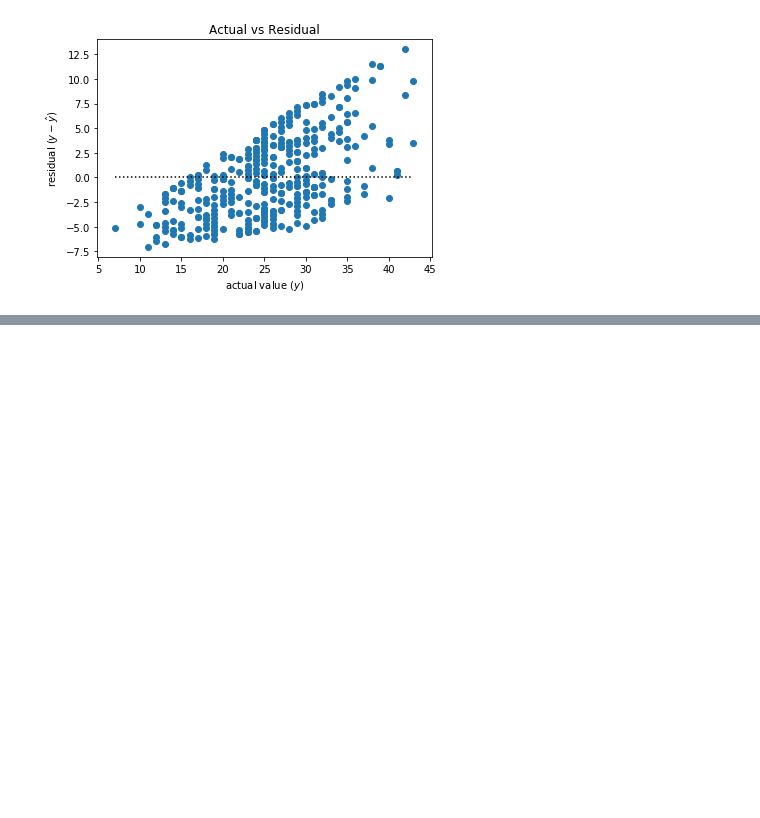
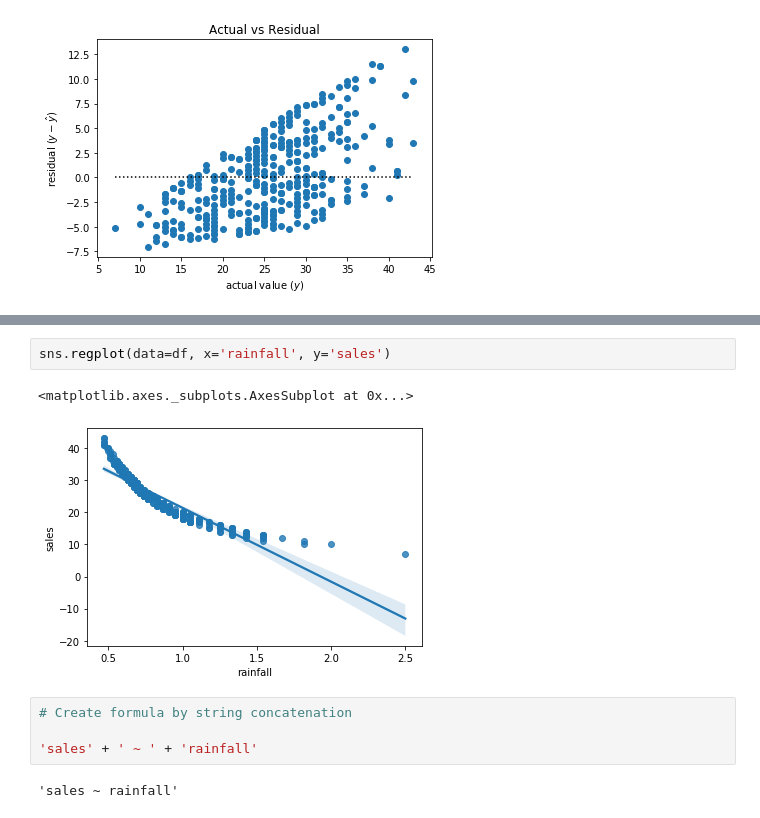
Before and after one commit to Yongliang-Shi/regression-exercises, a Jupyter notebook: evaluate.ipynb, the cells around one changed output, grey strips where cells are left out. Cells and saved outputs as stored; diff of their text form; blank space fills up the shorter version.

Commit message:
evaluate feature rainfall

```diff
--- a/evaluate.ipynb
+++ b/evaluate.ipynb
@@ -188,0 +202,11 @@ plot_residuals(evaluate.sales, evaluate.sales_pred)
+# %%
+sns.regplot(data=df, x='rainfall', y='sales')
+# %% [output]
+<matplotlib.axes._subplots.AxesSubplot at 0x...>
+[figure, added]
+# %%
+# Create formula by string concatenation
+
+'sales' + ' ~ ' + 'rainfall'
+# %% [output]
+'sales ~ rainfall'
```
Also changed, not shown: parts of 15 cells of this notebook.
